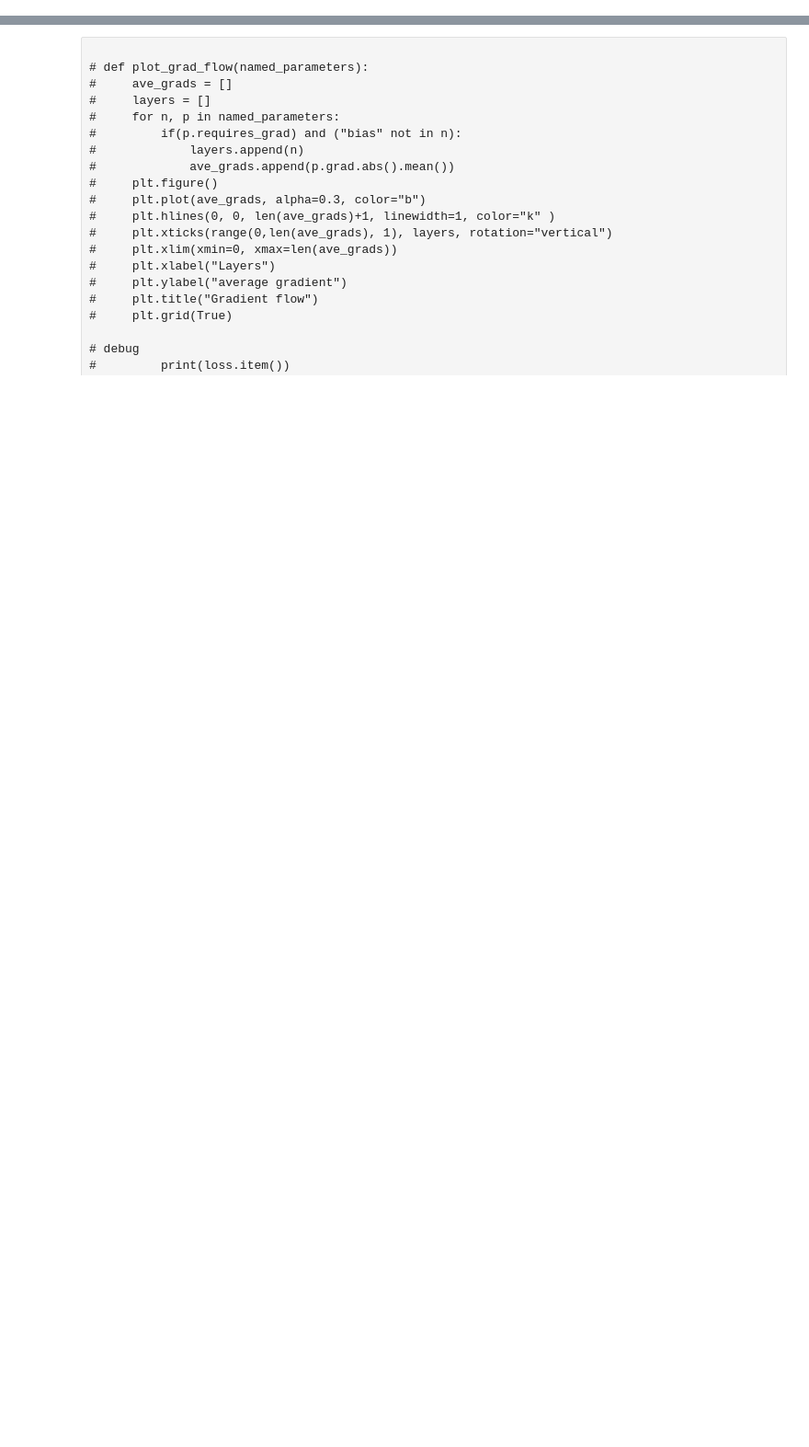
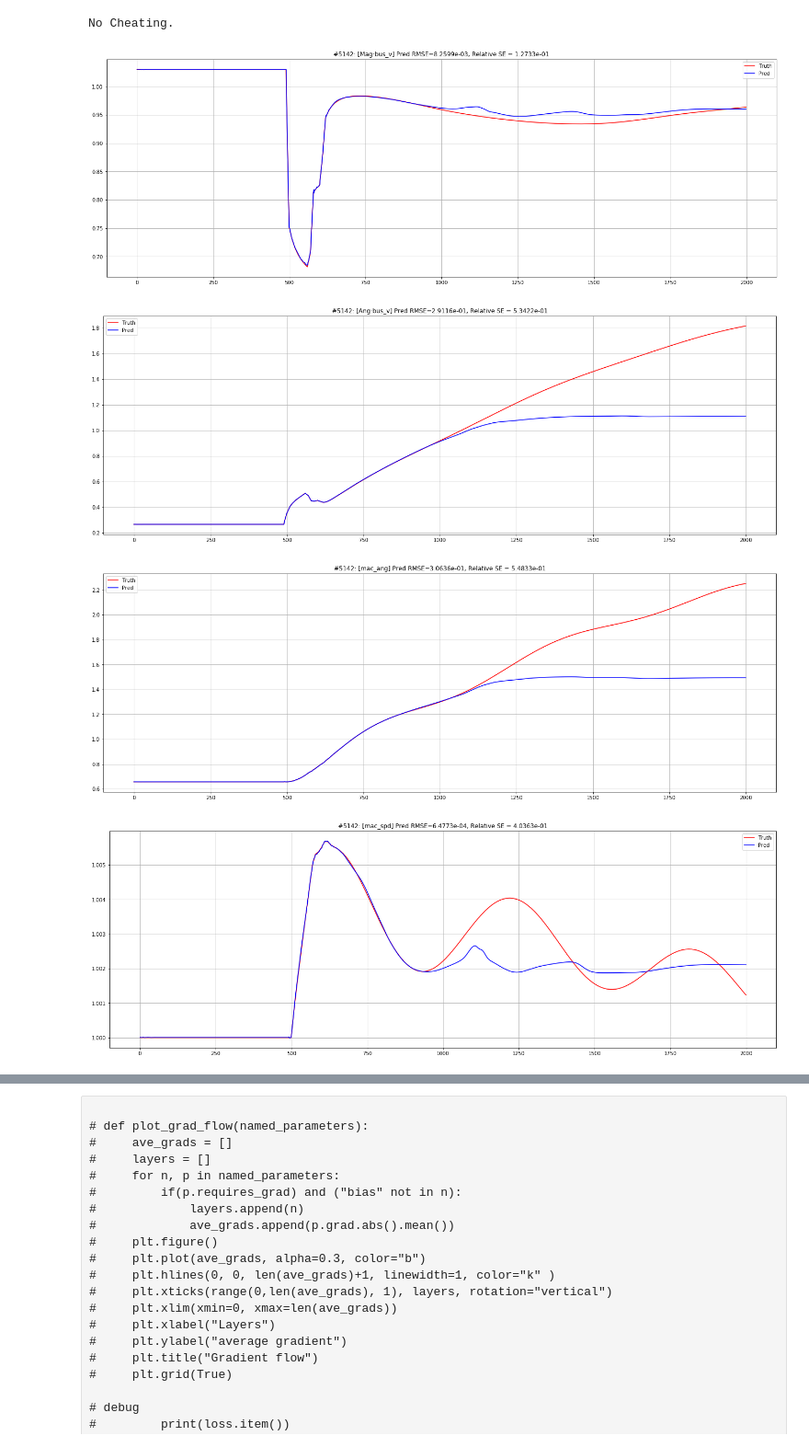
Before and after one commit to nhlijiaming/transient_mac1, a Jupyter notebook: RNN_polar_wBus2.ipynb, the cells around one changed output, grey strips where cells are left out. Shown at 92% size. Drawn from its saved outputs; the diff is of its cells as text; code cells hidden in the pictures; blank space fills up the shorter version.

```diff
--- a/RNN_polar_wBus2.ipynb
+++ b/RNN_polar_wBus2.ipynb
@@ -595,7 +637,7 @@ entry=[5142]
 # entry =[2108]  % contigency at Line 5
 # entry=[4880]  % another contigency at Line 5
 # entry = sample_idx[entry]
-t_max = 500
+t_max = 2000
 if use_cur_sum:
     quantities = [0,1,4,5,6,7,8]  # in data indices
     quantities_transform = [0, 1, -1, -1, 2, 3, 4, 5, 6]  # transform data indices to label indices
@@ -650,7 +692,7 @@ for i in entry:
     bus2_ang = np.unwrap(np.angle(bus2).reshape(-1)).reshape(-1,1)
     tmp_test_data = np.hstack([np.abs(bus_v), bus_v_ang, np.abs(cur), cur_ang, mac_ang, mac_spd, pelect, pmech, qelect, np.abs(bus2), bus2_ang])
 #     tmp_test_data = np.array(tmp_test_data, dtype=np.float32)
-    clip = 1
+    clip = 0
     tmp_test_data = tmp_test_data[clip:301+clip, :]
 
     # interpolate?
@@ -671,8 +713,8 @@ for i in entry:
         tmp_test_label = np.delete(tmp_test_label, np.arange(2, 12), 1)
     tmp_test_data = np.delete(tmp_test_data, -1, 0)
 
-    tmp_test_data = tmp_test_data[500:1000, :]
-    tmp_test_label = tmp_test_label[500:1000, :]
+    tmp_test_data = tmp_test_data[500:500+t_max, :]
+    tmp_test_label = tmp_test_label[500:500+t_max, :]
 
     tmp_test_data = (tmp_test_data - data_mean) / data_std
     tmp_test_data = torch.from_numpy(tmp_test_data).to(device).float()
@@ -681,13 +723,13 @@ for i in entry:
         if quantites_names[q] == 'pmech':
             continue
         if not (q in quantities):
-            plt.figure(q, figsize=(12, 8))
-            if q==2:
-                plt.plot(range(t_max-1), np.abs(cur)[1:t_max], 'r')
-            if q==3:
-                plt.plot(range(t_max-1), cur_ang[1:t_max], 'r')
-            plt.grid(True)
-            plt.title('#{:d}: [{:s}]'.format(i, quantites_names[q]))
+#             plt.figure(q, figsize=(12, 8))
+#             if q==2:
+#                 plt.plot(range(t_max-1), np.abs(cur)[1:t_max], 'r')
+#             if q==3:
+#                 plt.plot(range(t_max-1), cur_ang[1:t_max], 'r')
+#             plt.grid(True)
+#             plt.title('#{:d}: [{:s}]'.format(i, quantites_names[q]))
             continue
 #         if q in quantities_replace:
 #             continue
@@ -708,31 +750,37 @@ for i in entry:
                 if t < t_max-1:
                     input_data_torch = torch.cat((output_data_torch[0,0,0:2], tmp_test_data[t+1,2:4], output_data_torch[0,0,2:7], tmp_test_data[t+1,9:11])).reshape(1,1,-1)
 
 #                 for r in quantities:
 #                     if ((replace_mode == 1) and (r in quantities_replace)) or ((replace_mode == 2) and (r != q)) or (replace_mode == 3):
 #                         input_data_torch[0,0,r] = tmp_test_data[t+1, r]
 
             output_data = output_data * label_std + label_mean
 
             truth_curve = tmp_test_label[:t_max, quantities_transform[q]]
             pred_curve = output_data[:t_max, quantities_transform[q]]
 
             plt.figure(q, figsize=(24, 8))
 
             if t_start == 0:
-                plt.plot(range(t_max), truth_curve, 'r.-', label='Truth')
+                plt.plot(range(t_max), truth_curve, 'r', label='Truth')
                 plt.plot(range(t_max), pred_curve, 'b', label='Pred')
                 plt.legend()
                 plt.grid(True)
 
                 rmse = np.sqrt(np.mean(np.square(truth_curve - pred_curve)))
                 rse = np.linalg.norm(truth_curve - pred_curve, 2)/ np.linalg.norm(truth_curve-truth_curve.mean(), 2)
                 plt.title('#{:d}: [{:s}] Pred RMSE={:.4e}, Relative SE = {:.4e}'.format(i, quantites_names[q], rmse, rse))
             else:
                 plt.plot(range(t_start, t_max), pred_curve[t_start:],'y')
 #             plt.plot([47,47], [pred_curve.min(), pred_curve.max()],'k--')
 #             plt.xlim([0,200])
 
 # plt.show()
 
 # sio.savemat('example1.mat',{'label':tmp_test_label, 'data':output_data})
+# %% [output]
+No Cheating.
+[figure, added]
+[figure, added]
+[figure, added]
+[figure, added]
```
Also changed, not shown: parts of 8 cells of this notebook, 1 other file.
